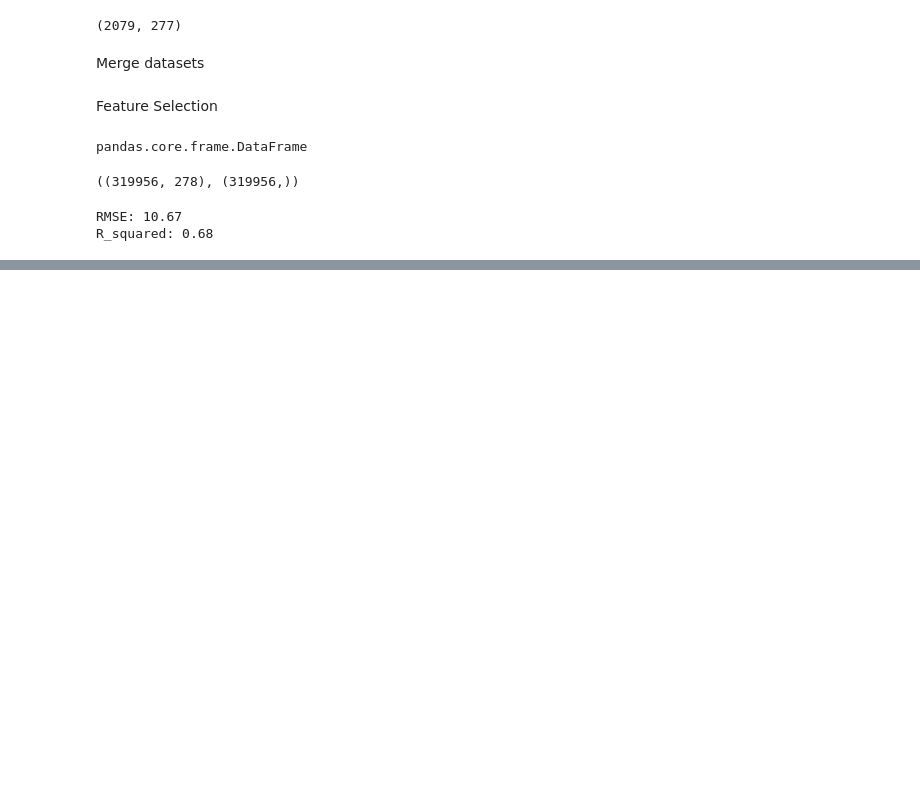
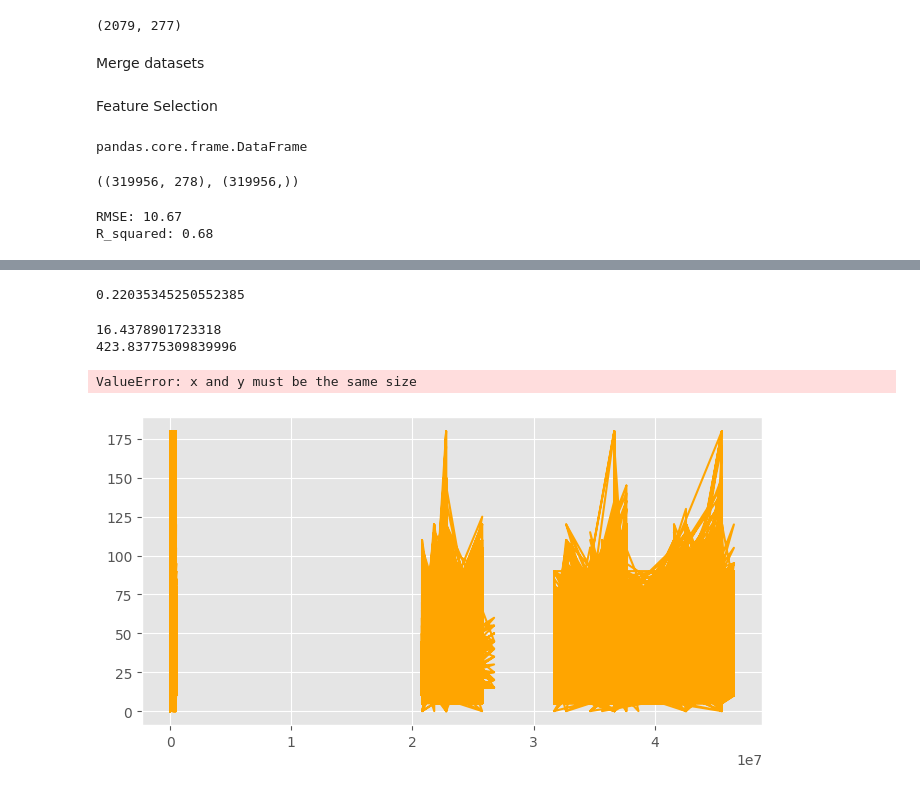
Before and after one commit to Anninam/Project-Disney-World-DSF, a Jupyter notebook: data_cleaning.ipynb, the cells around one changed output, grey strips where cells are left out. Drawn from its saved outputs; the diff is of its cells as text; code cells hidden in the pictures; blank space fills up the shorter version.

Commit message:
Annina's questions to data cleaning and OLS first try

```diff
--- a/data_cleaning.ipynb
+++ b/data_cleaning.ipynb
@@ -169,6 +199,9 @@ encoded_metadata.rename(columns={"DATE":"date"}, inplace=True)
 # %%
 #merge metadata and waiting time data
 waittimes = pd.merge(hauntedhouse, encoded_metadata, how='left', on='date')
+# %%
+# brauchte noch diese Linie, dass funktioniert für mich (Annina)
+waittimes["datetime"] = pd.to_datetime(waittimes.datetime, format = '%Y-%m-%d %H:%M:%S')
 # %%
 #Formatting of dates and times
 #drop date column due to redundancy
@@ -215,0 +255,36 @@ R_squared: 0.68
+# %%
+columns_list = list(waittimes.columns)
+columns_list.remove("SPOSTMIN")
+# %%
+x = waittimes[columns_list]
+y = waittimes['SPOSTMIN']
+
+ols = LinearRegression()
+
+x_train, x_test, y_train, y_test = train_test_split(x,y, test_size = 0.25)
+# %%
+ols.fit(x_test, y_test)
+y_predols= ols.predict(x_test)
+
+r2 = ols.score(x_test, y_test)
+r2
+# %% [output]
+0.22035345250552385
+# %%
+print(metrics.mean_absolute_error(y_test, y_predols))
+print(metrics.mean_squared_error(y_test, y_predols))
+# %% [output]
+16.4378901723318
+423.83775309839996
+# %%
+fig, ax = plt.subplots(figsize=(8, 4))
+
+ax.plot(x_test, y_test, color='orange', label='Regression model')
+ax.scatter(x_test, y_test, edgecolor='k', facecolor='blue', alpha=0.7, label='Sample data')
+ax.set_ylabel('waiting time', fontsize=14)
+ax.set_xlabel('Features', fontsize=14)
+ax.legend(facecolor='white', fontsize=11)
+ax.set_title('Disney Wold Wait time prediction' % r2, fontsize=18)
+# %% [output]
+ValueError: x and y must be the same size
+[figure, added]
```
Also changed, not shown: parts of 10 cells of this notebook, 5 other files.
